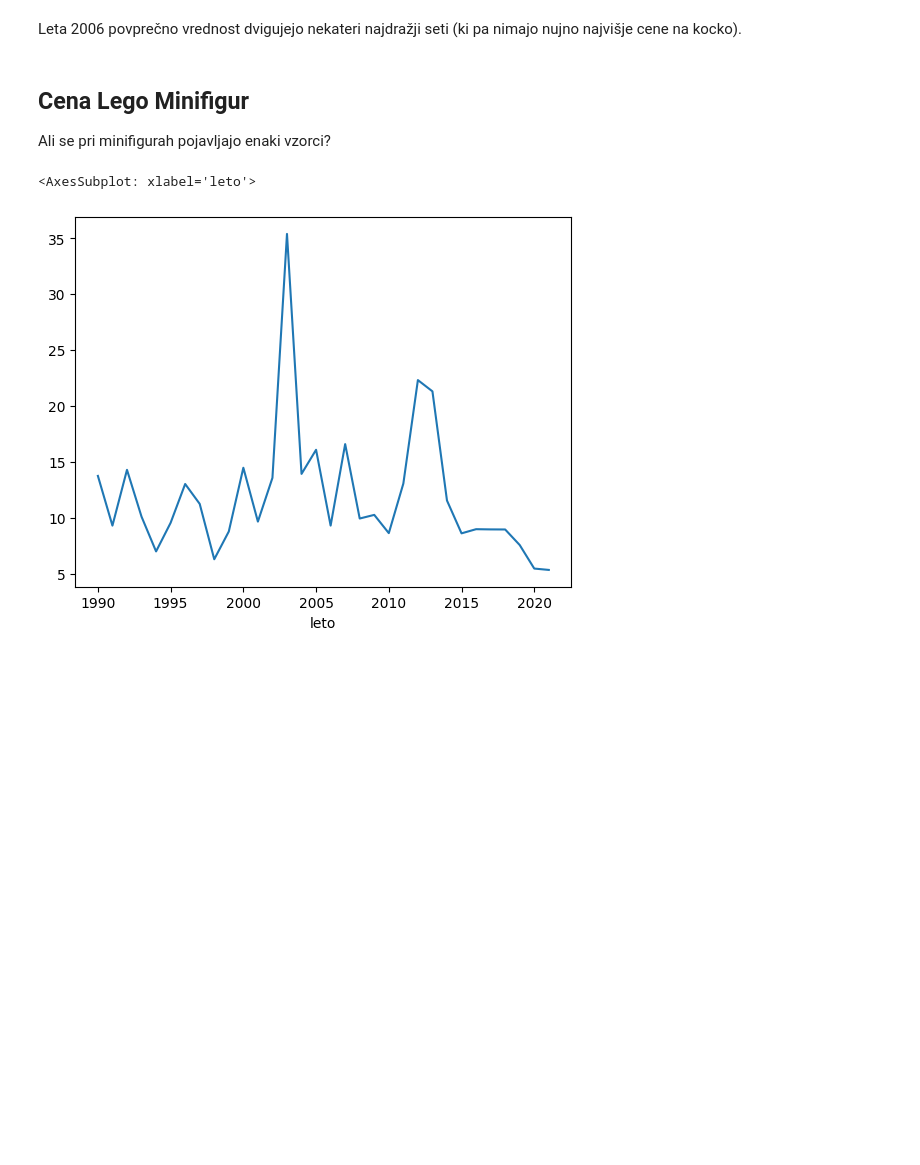
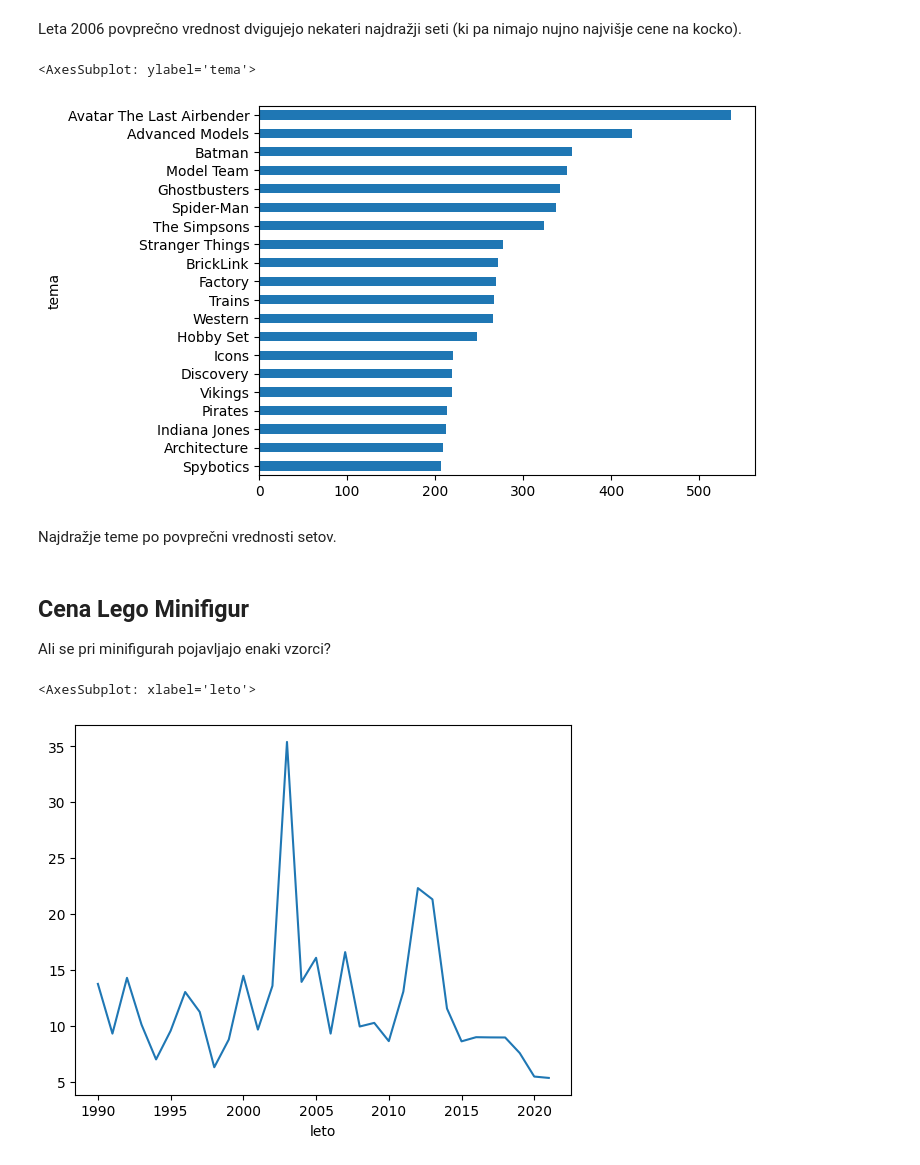
Before and after one commit to mihagyergyek/Analiza-podatkov, a Jupyter notebook: analiza-setov.ipynb, the cells around one changed output. Drawn from its saved outputs; the diff is of its cells as text; code cells hidden in the pictures; blank space fills up the shorter version.

```diff
--- a/analiza-setov.ipynb
+++ b/analiza-setov.ipynb
@@ -200,5 +179,12 @@ seti_z_vrednostmi[seti_z_vrednostmi.leto == 2006].sort_values("vrednost", ascend
 # %% [markdown]
 Leta 2006 povprečno vrednost dvigujejo nekateri najdražji seti (ki pa nimajo nujno najvišje cene na kocko).
+# %%
+seti_z_vrednostmi.groupby("tema").vrednost.mean().sort_values().tail(20).plot.barh()
+# %% [output]
+<AxesSubplot: ylabel='tema'>
+[figure, added]
+# %% [markdown]
+Najdražje teme po povprečni vrednosti setov.
 # %% [markdown]
 ## Cena Lego Minifigur
 
```
Also changed, not shown: parts of 11 cells of this notebook, 1 other file.
